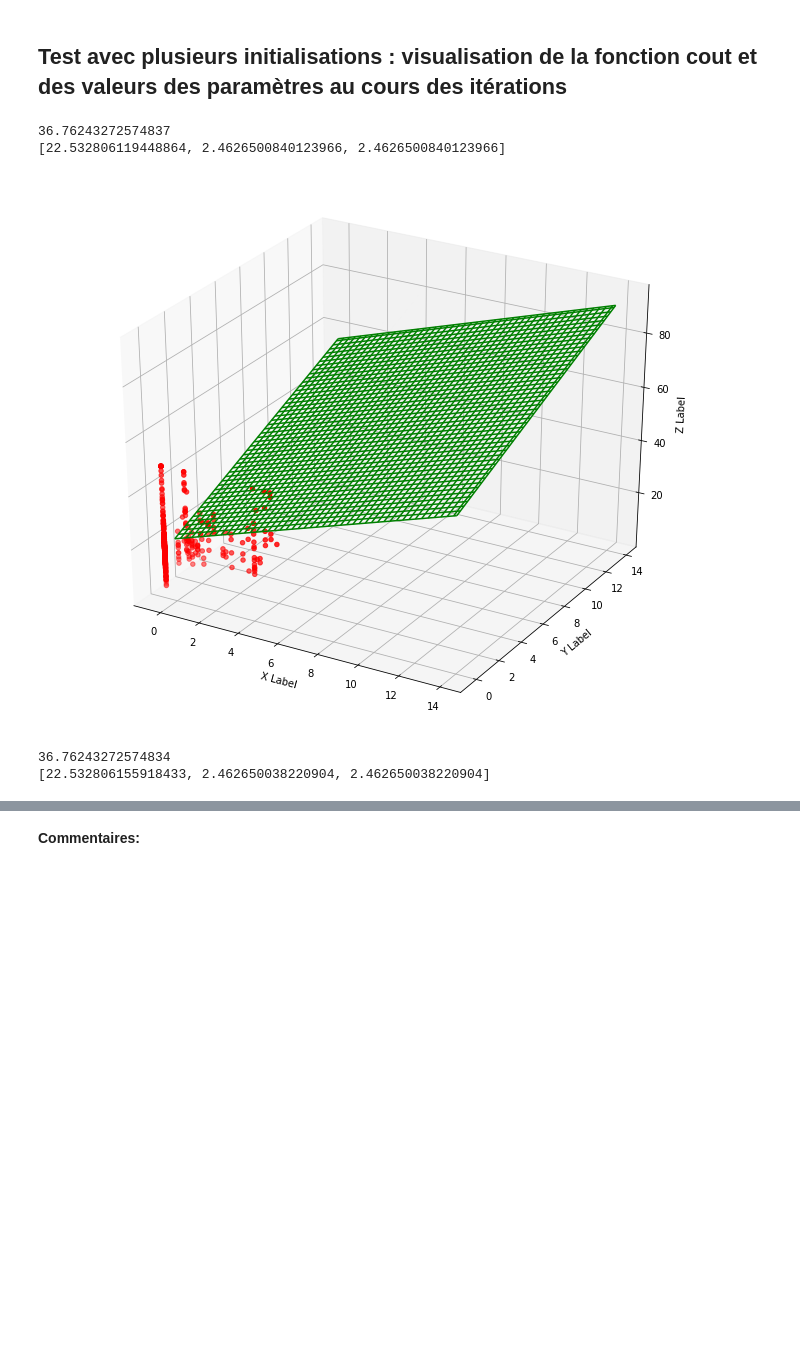
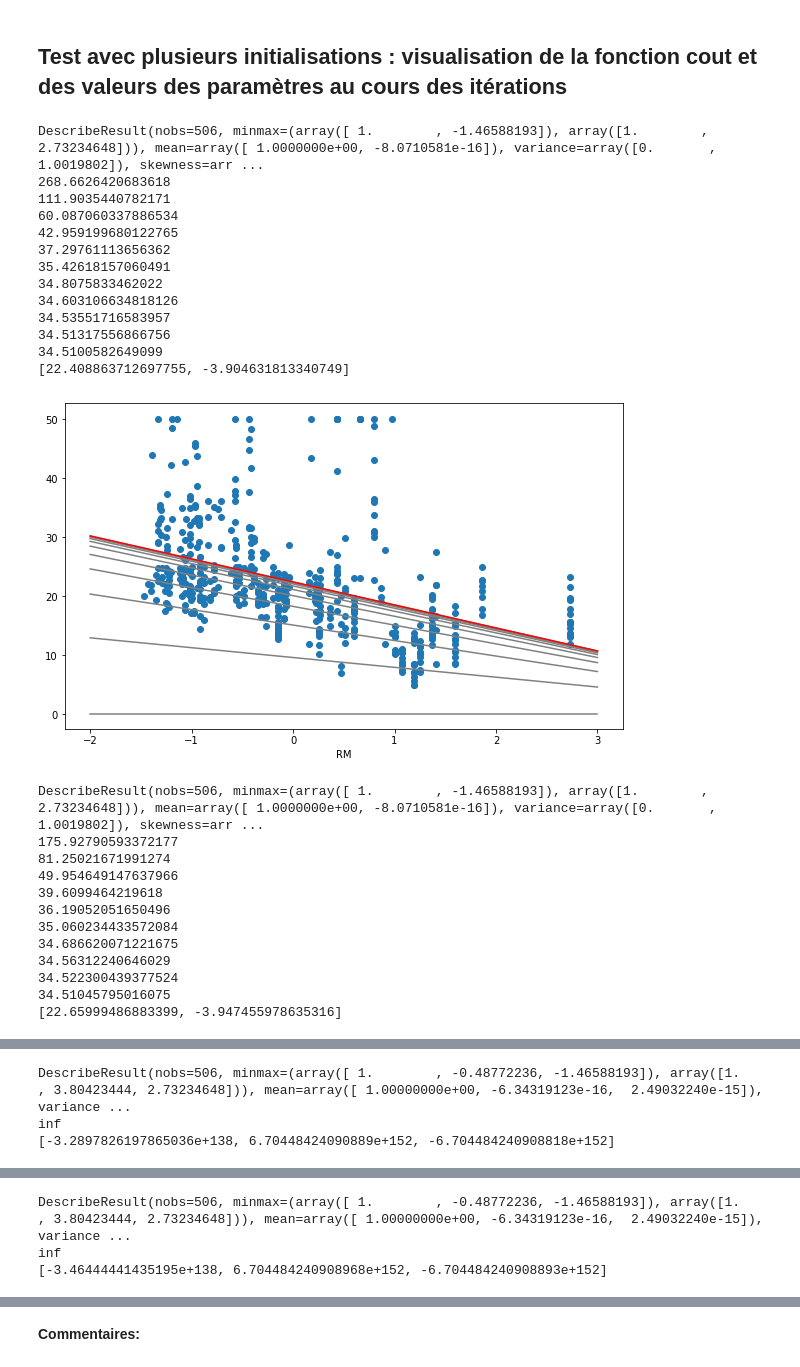
Before and after one commit to MrRedbloX/M1_INFO, a Jupyter notebook: INF2249_AlgorithmiqueDonnees/TP4/AlgoDescGrad.ipynb, the cells around one changed output, grey strips where cells are left out. Saved outputs shown, nothing was run; the diff lists cells and outputs as text; code cells hidden in the pictures; blank space fills up the shorter version.

```diff
--- a/INF2249_AlgorithmiqueDonnees/TP4/AlgoDescGrad.ipynb
+++ b/INF2249_AlgorithmiqueDonnees/TP4/AlgoDescGrad.ipynb
@@ -170,11 +170,12 @@ print(cout(x2,Y,B2))
 # %%
 #%% Gradient
 def grad(x,y,B,pas):
-    b = B.copy()
-    b[0] = b[0] - (pas * np.sum(f(x,B)-y) / x.shape[0])
-    b[1:] = b[1:] - (pas * np.sum(np.dot(f(x,B)-y,x)) / x.shape[0])
-    return b
-    #return B - (pas * np.sum(np.dot(f(x,B)-y,x)) / x.shape[0])
+    #b = B.copy()
+    #b[0] = b[0] - (pas * np.sum(f(x,B)-y) / x.shape[0])
+    #b[1:] = b[1:] - (pas * np.sum(np.dot(f(x,B)-y,x)) / x.shape[0])
+    #return b
+    m = X.shape[0]
+    return 1/m * np.dot((f(x,B)-y),x)
 #%% Test 1 - reg simple
 print(B1)
 print(grad(x1,Y,B1,0.5))
@@ -193,7 +194,7 @@ print(grad(x2,Y,B2,0.5))
 # attention : ne pas standardiser X^0...
 def standardisation(X):
     x = X[:,1:]
-    return np.hstack((X[:,:1],(x - x.mean()) / x.std(ddof=0)))
+    return np.hstack((X[:,:1],(x - x.mean(axis=0)) / x.std(axis=0,ddof=0)))
 #-- Test 1 - reg simple
 print(standardisation(x1))
 
@@ -219,13 +220,18 @@ print(standardisation(x2))
 def grad_descent(init,x,y,pas,converge,ITE_MAX):
     cout_arr = []
     B = np.asarray(init).astype(float)
+    new_B = B.copy()
     b_arr = [B]
     nbIt = 0
     x_normalize = standardisation(x) #On suppose que le bias est déjà présent
+    #print(stats.describe(x_normalize))
     old_cout = cout(x_normalize,y,B)
     new_cout = old_cout-0.01
-    while(new_cout > converge and new_cout < old_cout and nbIt < ITE_MAX):
-        B = grad(x_normalize,y,B,pas)
+    #while(new_cout > converge and new_cout < old_cout and nbIt < ITE_MAX):
+    while(np.abs(new_cout-old_cout)>converge and nbIt < ITE_MAX):
+        new_B = B - pas * grad(x_normalize,y,B,pas)
+        #B = grad(x_normalize,y,B,pas)
+        B = new_B.copy()
         old_cout = new_cout
         new_cout = cout(x_normalize,y,B)
         b_arr.append(B.tolist())
@@ -259,43 +267,64 @@ def display(fig_number,data_X,data_Y,data_b,data_c):
     plt.scatter(standardisation(data_X)[:,1],data_Y)
     plt.xlabel(names[k])
     plt.show()
-#b, c = grad_descent((0,0),x1,Y,0.05,10,500)
-#display(1,x1,Y,b,c)
-#b, c = grad_descent((5,-1),x1,Y,0.05,10,500)
-#display(2,x1,Y,b,c)
+b, c = grad_descent((0,0),x1,Y,0.05,0.001,1000)
+display(1,x1,Y,b,c)
+b, c = grad_descent((5,-1),x1,Y,0.05,0.001,1000)
+display(2,x1,Y,b,c)
 #-- Test 2 - reg multiple
 from mpl_toolkits.mplot3d import Axes3D
 def display3D(fig_number,data_X,data_Y,data_b,data_c):
     fig = plt.figure(fig_number,figsize=(12,10))
     ax = fig.add_subplot(111, projection='3d')
     x = y = np.arange(0, 14, 0.05)
     x, y = np.meshgrid(x, y)
    # z = data_b[0][0] + (x*data_b[0][1]) + (y*data_b[0][2])
    # z = z.reshape(x.shape)
   #  ax.plot_surface(x,y,z,color='green')
     #for i in range(1,len(data_b)-1,10):
         #z = data_b[i][0] + (x*data_b[i][1]) + (y*data_b[i][2])
        # z = z.reshape(x.shape)
         #print(data_c[i])
         #ax.plot_surface(x,y,z,color='gray')
     print(data_c[-1])
     print(data_b[-1])
     z = data_b[-1][0] + (x*data_b[-1][1]) + (y*data_b[-1][2])
     z = z.reshape(x.shape)
     ax.plot_wireframe(x,y,z,color='green')
     xx = standardisation(data_X)
     ax.scatter(xx[:,1],xx[:,2],data_Y,c='r', marker='o')
     ax.set_xlabel('X Label')
     ax.set_ylabel('Y Label')
     ax.set_zlabel('Z Label')
     plt.show()
-b, c = grad_descent((0,0,0),x2,Y,0.05,10,500)
+b, c = grad_descent((0,0,0),x2,Y,0.05,0.001,1000)
 display3D(1,x2,Y,b,c)
-b, c = grad_descent((12,1,1),x2,Y,0.05,10,500)
+b, c = grad_descent((12,1,1),x2,Y,0.05,0.001,1000)
 display3D(1,x2,Y,b,c)
 # %% [output]
-36.76243272574837
-[22.532806119448864, 2.4626500840123966, 2.4626500840123966]
+DescribeResult(nobs=506, minmax=(array([ 1.        , -1.46588193]), array([1.        , 2.73234648])), mean=array([ 1.0000000e+00, -8.0710581e-16]), variance=array([0.       , 1.0019802]), skewness=arr ...
+268.6626420683618
+111.9035440782171
+60.087060337886534
+42.959199680122765
+37.29761113656362
+35.42618157060491
+34.8075833462022
+34.603106634818126
+34.53551716583957
+34.51317556866756
+34.5100582649099
+[22.408863712697755, -3.904631813340749]
-[figure, old version]
+[figure, new version]
-36.76243272574834
-[22.532806155918433, 2.462650038220904, 2.462650038220904]
+DescribeResult(nobs=506, minmax=(array([ 1.        , -1.46588193]), array([1.        , 2.73234648])), mean=array([ 1.0000000e+00, -8.0710581e-16]), variance=array([0.       , 1.0019802]), skewness=arr ...
+175.92790593372177
+81.25021671991274
+49.954649147637966
+39.6099464219618
+36.19052051650496
+35.060234433572084
+34.686620071221675
+34.56312240646029
+34.522300439377524
+34.51045795016075
+[22.65999486883399, -3.947455978635316]
@@ -302,0 +332,3 @@ display3D(1,x2,Y,b,c)
+DescribeResult(nobs=506, minmax=(array([ 1.        , -0.48772236, -1.46588193]), array([1.        , 3.80423444, 2.73234648])), mean=array([ 1.00000000e+00, -6.34319123e-16,  2.49032240e-15]), variance ...
+inf
+[-3.2897826197865036e+138, 6.70448424090889e+152, -6.704484240908818e+152]
@@ -302,0 +336,3 @@ display3D(1,x2,Y,b,c)
+DescribeResult(nobs=506, minmax=(array([ 1.        , -0.48772236, -1.46588193]), array([1.        , 3.80423444, 2.73234648])), mean=array([ 1.00000000e+00, -6.34319123e-16,  2.49032240e-15]), variance ...
+inf
+[-3.46444441435195e+138, 6.704484240908968e+152, -6.704484240908893e+152]
```
Also changed, not shown: parts of 7 cells of this notebook.
